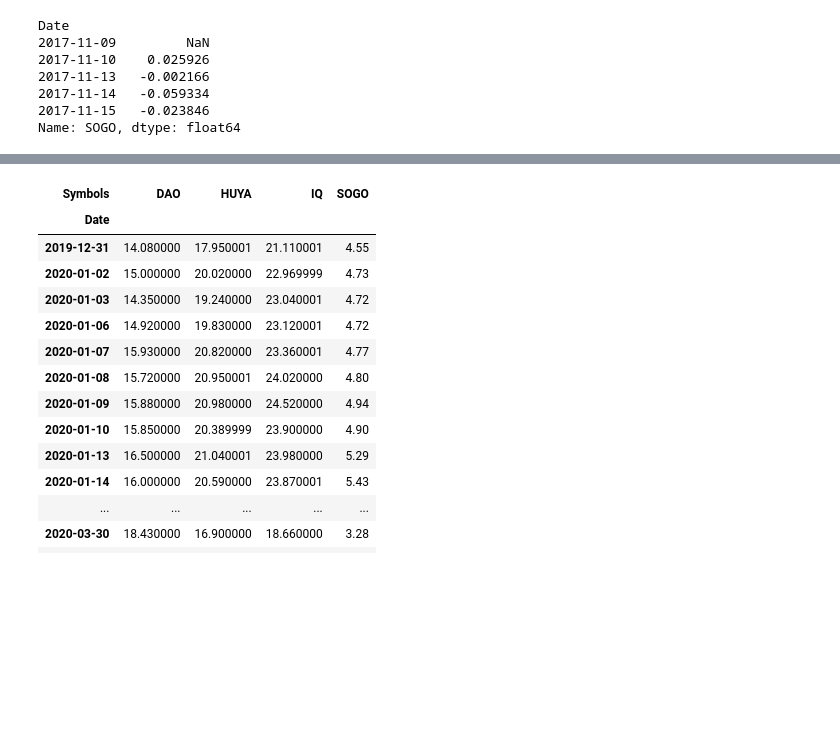
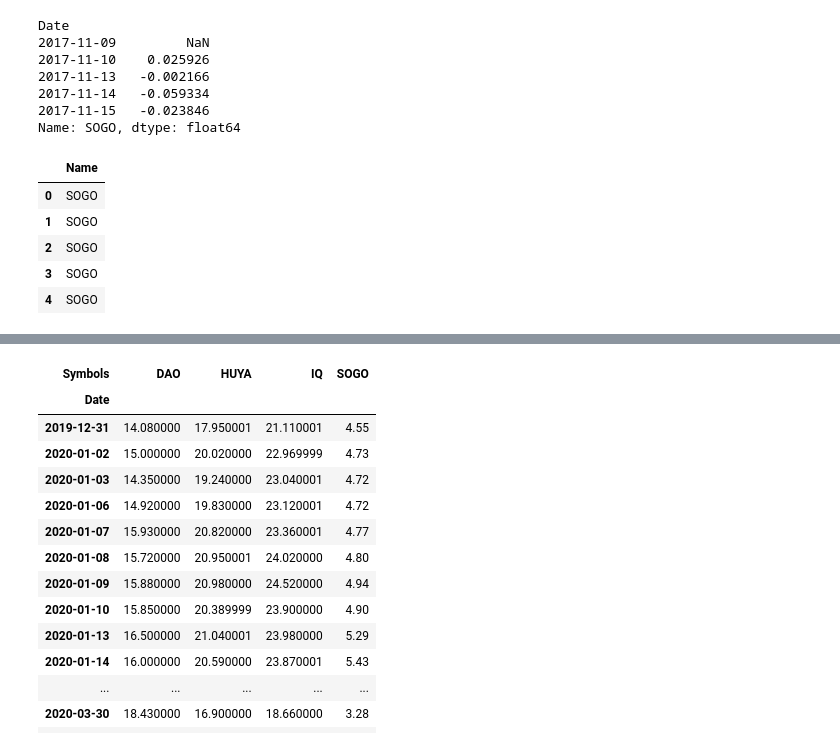
Before and after one commit to cin-derella/python_datascience, a Jupyter notebook: L7/L07C04_Project_2.ipynb, the cells around one changed output, grey strips where cells are left out. Cells and saved outputs as stored; diff of their text form; code cells hidden in the pictures; blank space fills up the shorter version.

```diff
--- a/L7/L07C04_Project_2.ipynb
+++ b/L7/L07C04_Project_2.ipynb
@@ -69,5 +69,13 @@ Name: SOGO, dtype: float64
 longdr = tech_dr.head()['SOGO']
 # %%
 mydf = DataFrame(['SOGO']*5, index = [0,1,2,3,4], columns = ['Name'])
+mydf
+# %% [output]
+|  | Name |
+| 0 | SOGO |
+| 1 | SOGO |
+| 2 | SOGO |
+| 3 | SOGO |
+| 4 | SOGO |
 # %%
 mydf['Name'][0] = 'BILI'
```
Also changed, not shown: parts of 8 cells of this notebook, 4 other files.
